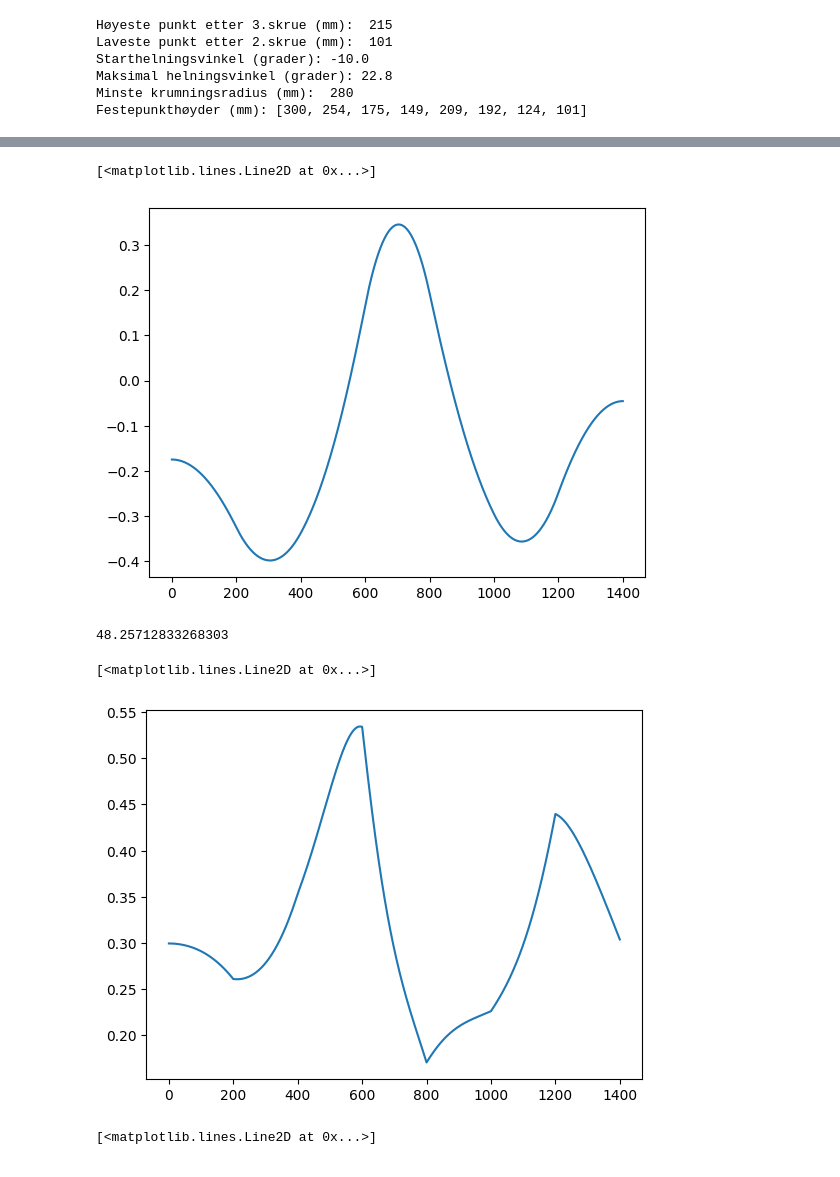
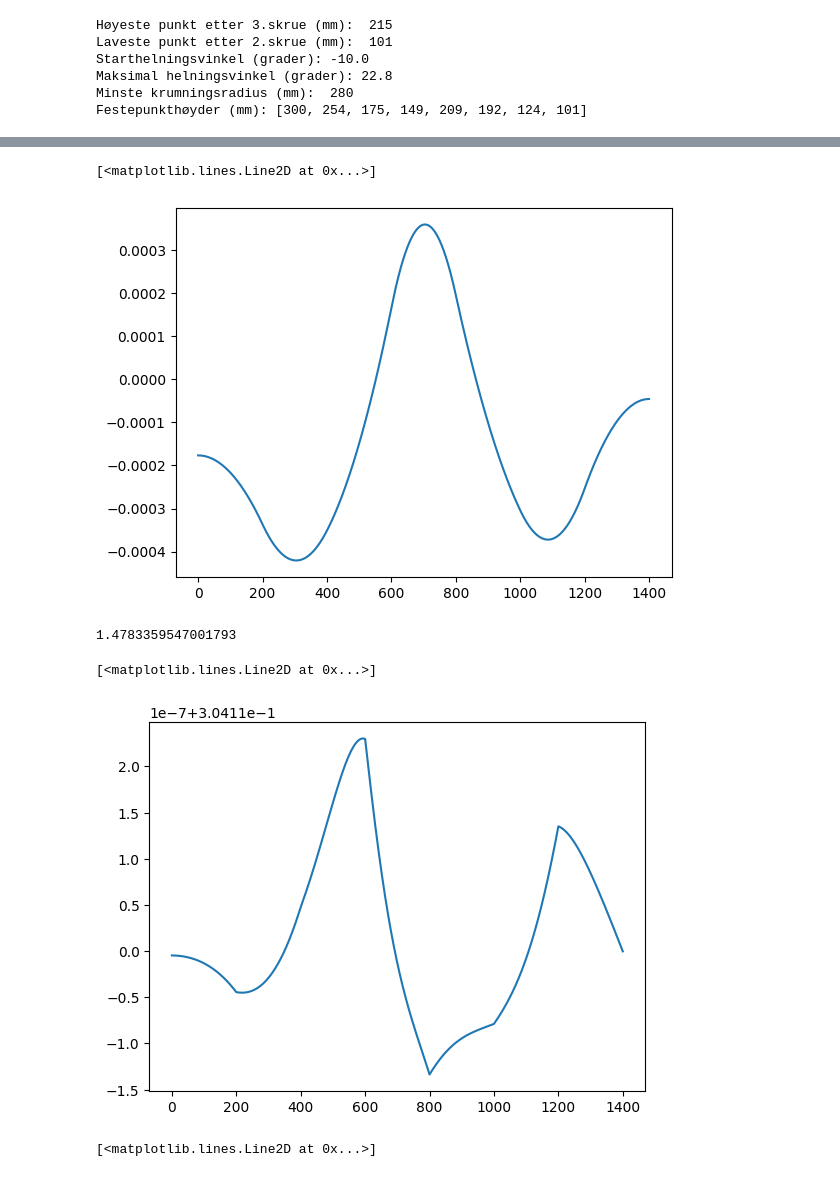
Before and after one commit to angrycompany16/Fysikk-lab, a Jupyter notebook: baneform_H23 david.ipynb, the cells around one changed output, grey strips where cells are left out. Drawn from its saved outputs; the diff is of its cells as text; code cells hidden in the pictures.

```diff
--- a/baneform_H23 david.ipynb
+++ b/baneform_H23 david.ipynb
@@ -138,13 +138,13 @@ print(K)
 # %%
-beta = np.arctan(dy)
+beta = np.arctan(dy / 1000)
 
 plt.plot(x, beta)
 # %% [output]
 [<matplotlib.lines.Line2D at 0x...>]
-[figure, old version]
+[figure, new version]
 # %%
 v_new = v * np.cos(beta)
-delta_x = 1
+delta_x = 0.001
 
 time = 0
 
@@ -154,15 +154,15 @@ for n in range(1, xmax):
 
 print(time)
 # %% [output]
-48.25712833268303
+1.4783359547001793
 # %%
-a = np.power(v, 2) * d2y / np.power(1 + np.power(dy, 2), 1.5)
+a = np.power(v, 2) * d2y / (np.power(1 + np.power(dy, 2), 1.5) * 1000)
 N = m * (g * np.cos(beta) + a)
 
 plt.plot(x, N)
 # %% [output]
 [<matplotlib.lines.Line2D at 0x...>]
-[figure, old version]
+[figure, new version]
 # %%
 F = c * m * g * np.sin(beta) / (1 + c)
 plt.plot(x, F)
```
Also changed, not shown: parts of 2 cells of this notebook.
